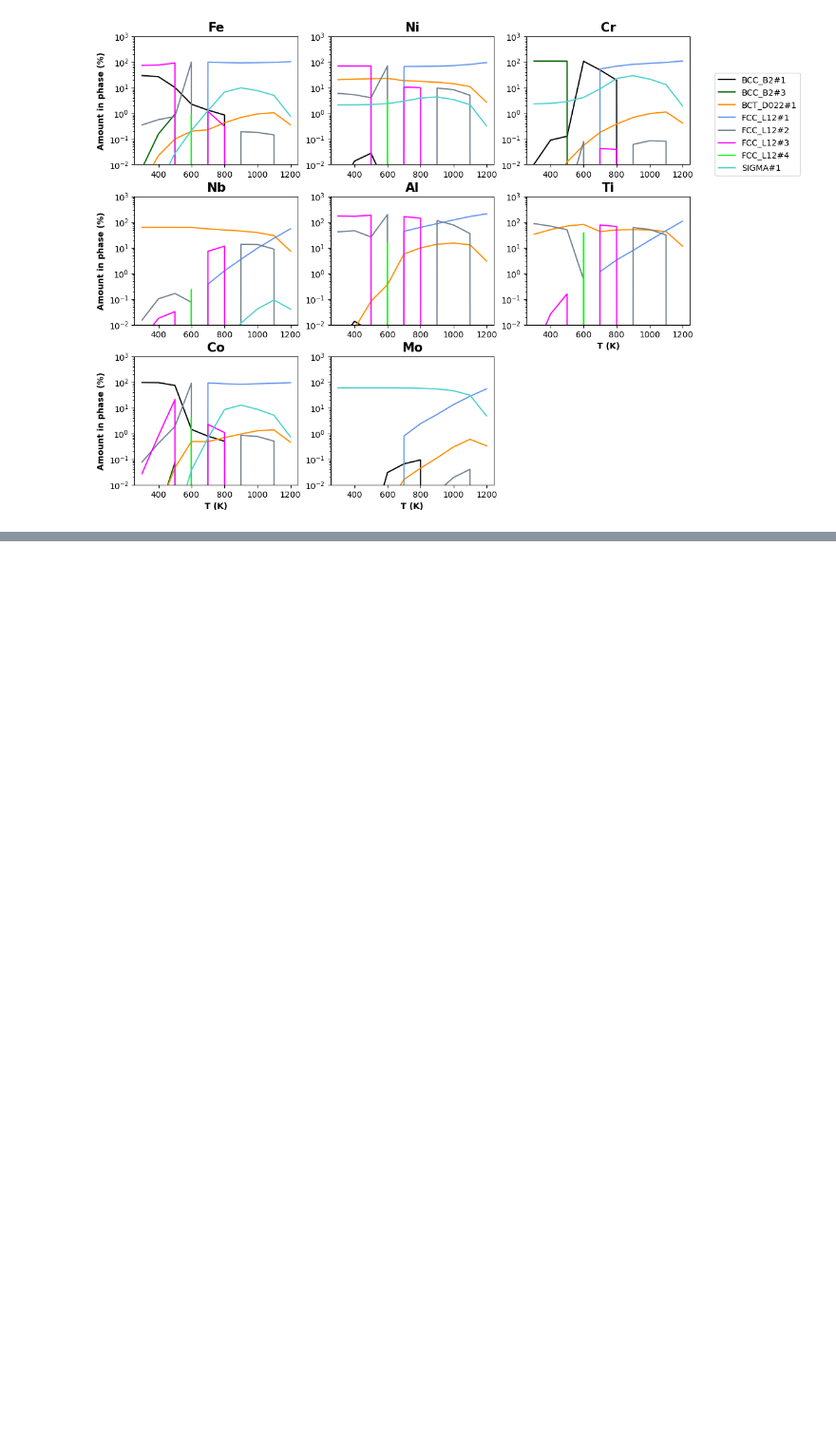
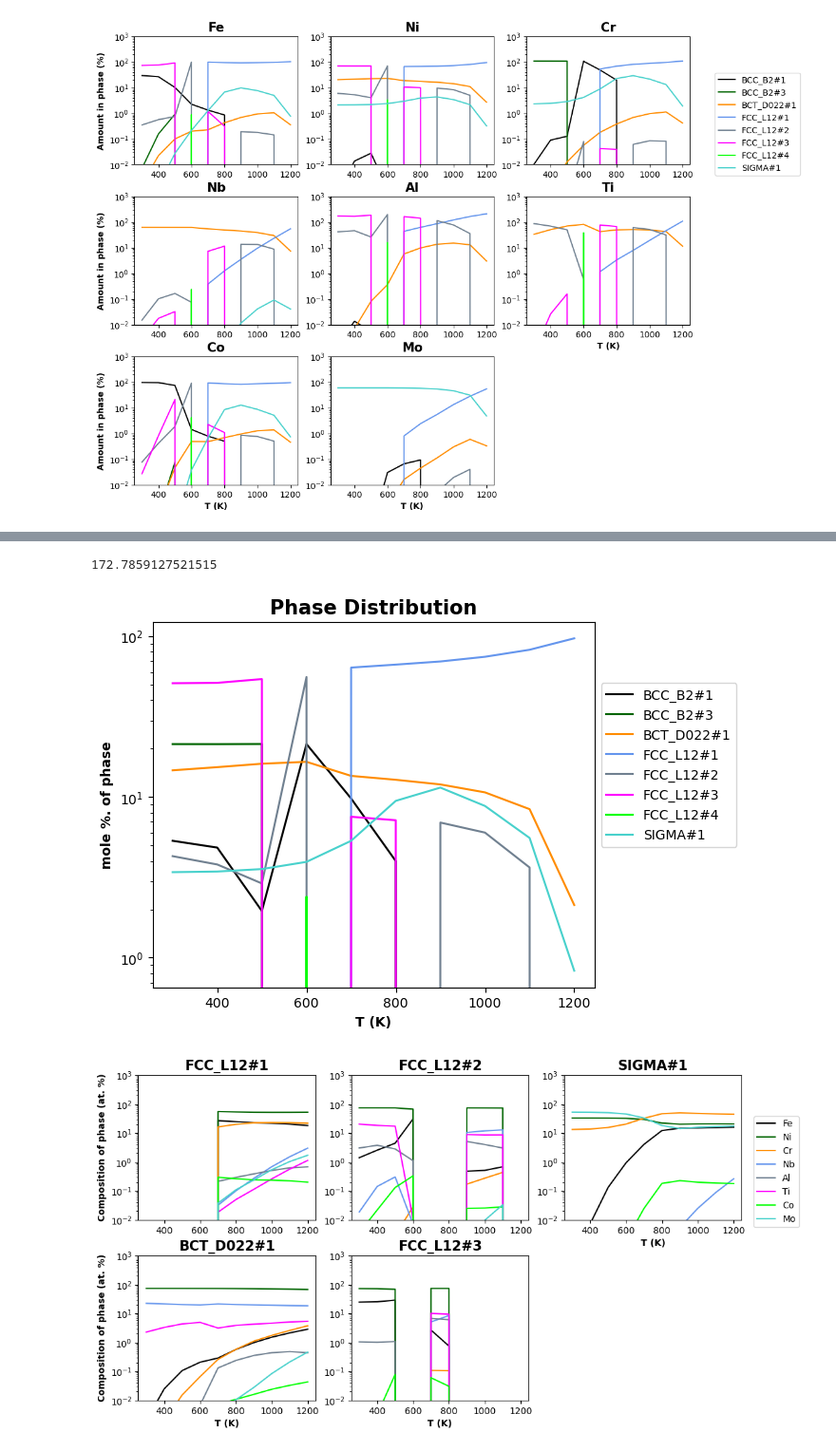
Before and after one commit to BMGla5er/REPEATC, a Jupyter notebook: Alloy_syst_test.ipynb, the cells around one changed output, grey strips where cells are left out. Shown at 95% size. Drawn from its saved outputs; the diff is of its cells as text; code cells hidden in the pictures; blank space fills up the shorter version.

```diff
--- a/Alloy_syst_test.ipynb
+++ b/Alloy_syst_test.ipynb
@@ -117,0 +97,12 @@ composition_distribution(a,excluded=excluded_keys)
+# %%
+end = time.time()
+end-start
+# %% [output]
+172.7859127521515
+# %%
+alloy.phase_distribution()
+alloy.composition_distribution(excluded=excluded_keys)
+alloy.element_distribution(excluded=excluded_keys)
+# %% [output]
+[figure, added]
+[figure, added]
```
Also changed, not shown: parts of 14 cells of this notebook, 1 other file.
